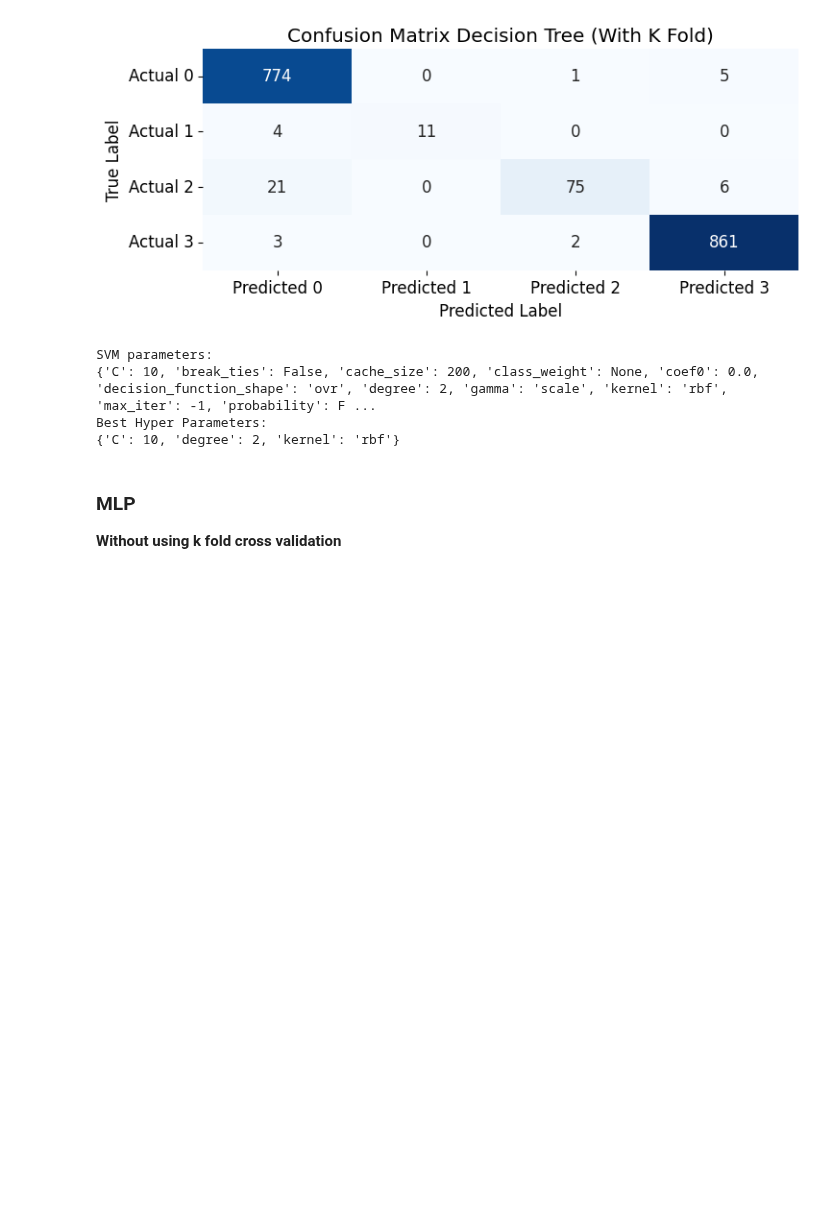
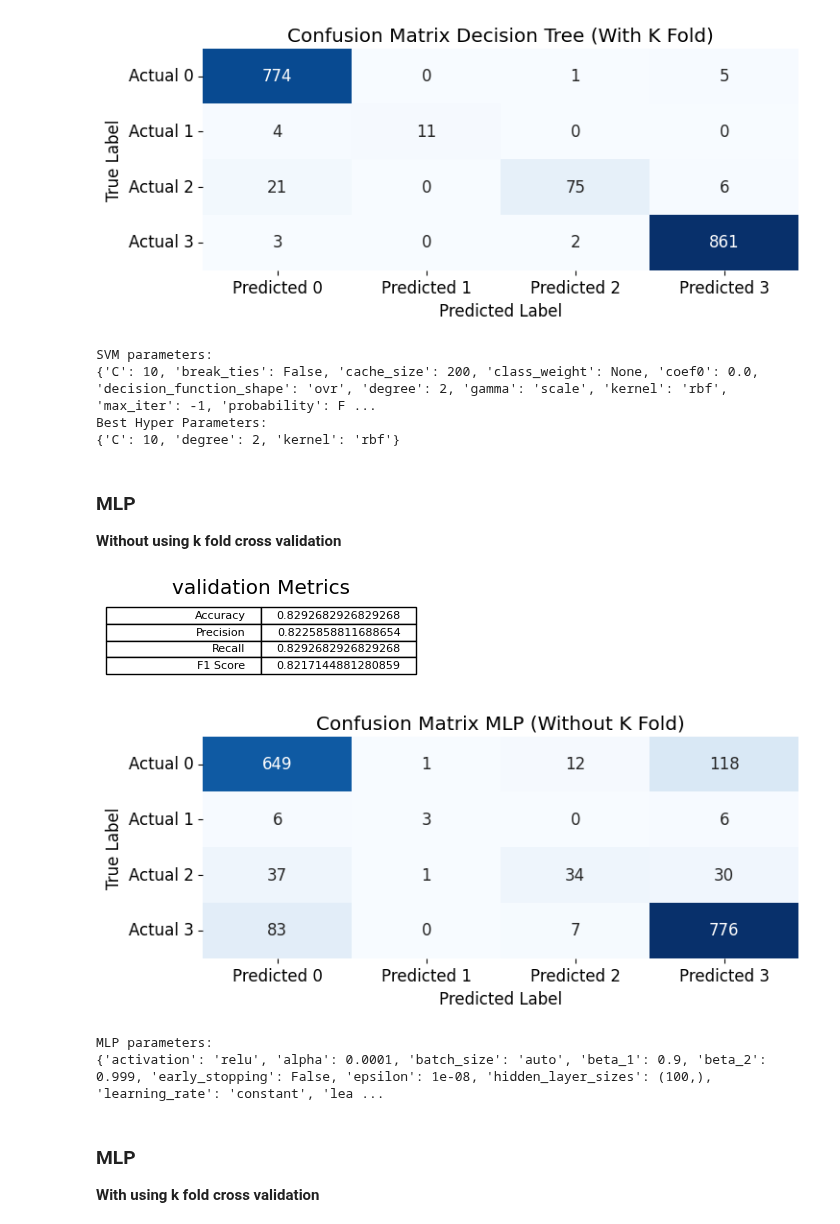
Before and after one commit to yazdanzv/Compare_Multiple_ML_Methods_on_Parkinson_Dataset, a Jupyter notebook: main.ipynb, the cells around one changed output. Cells and saved outputs as stored; diff of their text form; code cells hidden in the pictures; blank space fills up the shorter version.

```diff
--- a/main.ipynb
+++ b/main.ipynb
@@ -636,3 +637,47 @@ Best Hyper Parameters:
 # %% [markdown]
 <h3>MLP</h3>
 <b>Without using k fold cross validation</b>
+# %%
+# Make an instance of MLP Classifier
+mlp_1 = MLPClassifier(random_state=42)
+
+# Train model
+mlp_1.fit(X_train, y_train)
+
+# Test model
+y_pred_MLP_without_kfold = mlp_1.predict(X_test)
+acc_MLP_without_kfold = accuracy_score(y_test, y_pred_MLP_without_kfold)
+pre_MLP_without_kfold = precision_score(y_test, y_pred_MLP_without_kfold, average='weighted')
+rec_MLP_without_kfold = recall_score(y_test, y_pred_MLP_without_kfold, average='weighted')
+f1_MLP_without_kfold = f1_score(y_test, y_pred_MLP_without_kfold, average='weighted')
+confmat_MLP_without_kfold = confusion_matrix(y_test, y_pred_MLP_without_kfold)
+metrics_MLP_without_kfold = [['Accuracy', acc_MLP_without_kfold], ['Precision', pre_MLP_without_kfold], ['Recall', rec_MLP_without_kfold], ['F1 Score', f1_MLP_without_kfold]]
+
+# Plot Metrics
+plt.figure(figsize=(4, 1))
+plt.table(metrics_MLP_without_kfold, loc='center')
+plt.axis('off')
+plt.title('validation Metrics')
+plt.show()
+
+# Plot confusion matrix
+plt.figure(figsize=(8, 3))
+sb.heatmap(confmat_MLP_without_kfold, annot=True, fmt='d', cmap='Blues', cbar=False,
+            xticklabels=['Predicted 0', 'Predicted 1', 'Predicted 2', 'Predicted 3'],
+            yticklabels=['Actual 0', 'Actual 1', 'Actual 2', 'Actual 3'])
+plt.xlabel('Predicted Label')
+plt.ylabel('True Label')
+plt.title('Confusion Matrix MLP (Without K Fold)')
+plt.show()
+
+# Decision Tree parameters
+print('MLP parameters:')
+print(mlp_1.get_params())
+# %% [output]
+[figure, added]
+[figure, added]
+MLP parameters:
+{'activation': 'relu', 'alpha': 0.0001, 'batch_size': 'auto', 'beta_1': 0.9, 'beta_2': 0.999, 'early_stopping': False, 'epsilon': 1e-08, 'hidden_layer_sizes': (100,), 'learning_rate': 'constant', 'lea ...
+# %% [markdown]
+<h3>MLP</h3>
+<b>With using k fold cross validation</b>
```
Also changed, not shown: parts of 7 cells of this notebook.
